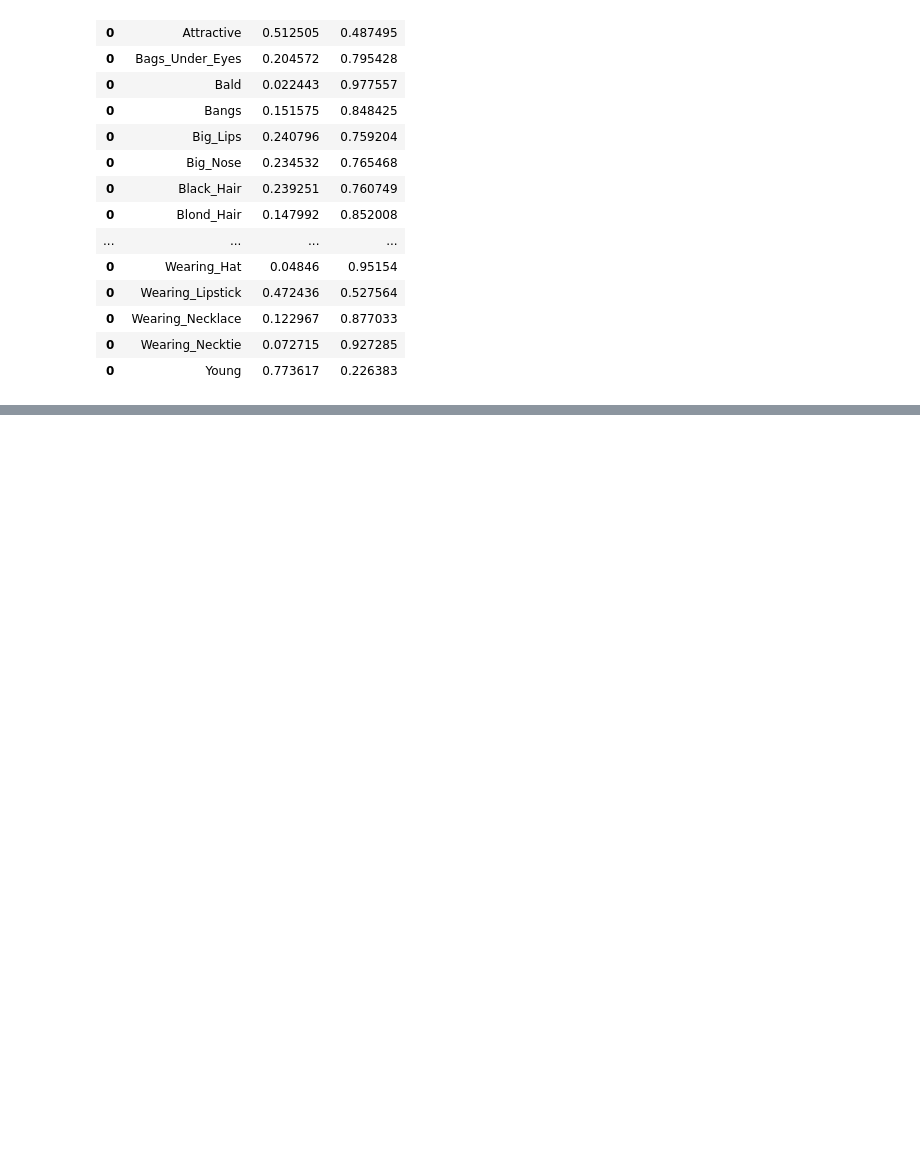
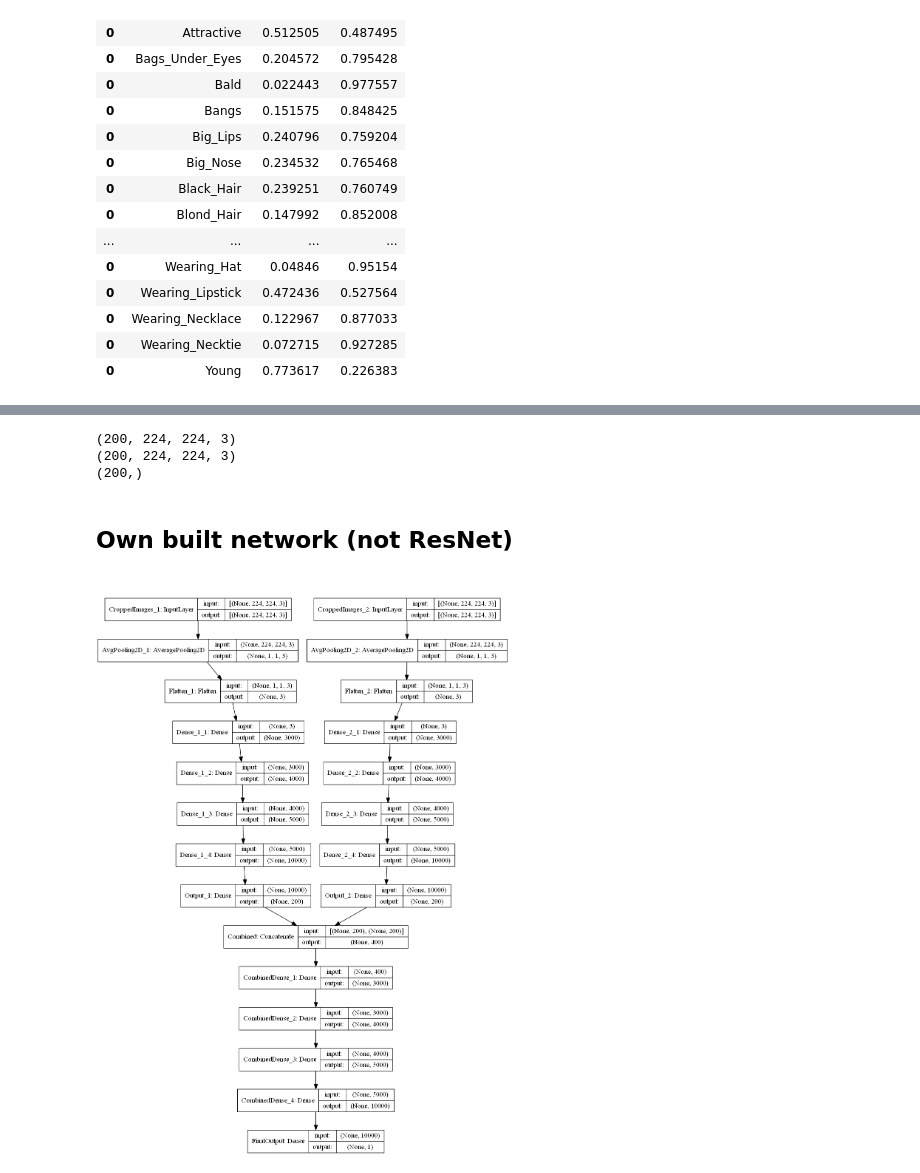
Before and after one commit to danielmalinovsky/python_facial_recognition, a Jupyter notebook: facial_recognition_v0.2.ipynb, the cells around one changed output, grey strips where cells are left out. Cells and saved outputs as stored; diff of their text form; code cells hidden in the pictures; blank space fills up the shorter version.

```diff
--- a/facial_recognition_v0.2.ipynb
+++ b/facial_recognition_v0.2.ipynb
@@ -329,0 +430,25 @@ balanced_pairs(df_joined, 15, ['Wearing_Necklace', 'Straight_Hair', 'Blond_Hair'
+# %%
+croplist2 = []
+bbox_generated = pd.DataFrame(columns= ['image_id', 'x_1', 'y_1', 'width', 'height', 'x_end', 'y_end'])
+for i,pic in zip(x.index, x['pic_2']):
+    bbox_coordinates = bbox_engine(pic, 'C:/Users/ngnpe/OneDrive/Desktop/Agile_ML_zip/img_celeba.7z/img_celeba_001/') #Dan, please, change
+
+    #Generation of bounding boxes for the pic_1, if the bounding boxes are available.
+    if bbox_coordinates != None:
+        bbox_coordinates['image_id'] = pic
+        bbox_generated = bbox_generated.append(bbox_coordinates, ignore_index = True)
+        startX = bbox_generated[bbox_generated['image_id'] == pic][bbox_col_names['x_start']].values[0]
+        startY = bbox_generated[bbox_generated['image_id'] == pic][bbox_col_names['y_start']].values[0]
+        endX = startX + bbox_generated[bbox_generated['image_id'] == pic][bbox_col_names['width']].values[0]
+        endY = startY + bbox_generated[bbox_generated['image_id'] == pic][bbox_col_names['height']].values[0]
+        img =  cv2.imread('C:/Users/ngnpe/OneDrive/Desktop/Agile_ML_zip/img_celeba.7z/img_celeba_001/' + pic)
+        crop_img = cv2.resize(img[startY:endY, startX:endX], (224, 224))
+        crop_img = convert_to_tensor(crop_img, dtype=float32)
+        croplist2.append(crop_img)
+
+    #If the bounding boxes are not available, input 0 array.
+    else:
+        print(pic,'... no bounding boxes detected')
+        zz = np.zeros(shape = (224, 224, 3))
+        zz = convert_to_tensor(zz, dtype=float32)
+        croplist2.append(zz)
@@ -329,0 +461,26 @@ balanced_pairs(df_joined, 15, ['Wearing_Necklace', 'Straight_Hair', 'Blond_Hair'
+# %%
+#Filtering only those pairs, which have bounding boxes for both pictures.
+inds_to_keep = []
+for i in range(len(croplist1)):
+    if (np.sum(croplist1[i].numpy()) == 0) or (np.sum(croplist2[i].numpy()) == 0):
+        inds_to_keep.append(False)
+    else:
+        inds_to_keep.append(True)
+# %%
+from itertools import compress
+
+#tf.stack -> convert numpy arrays into tensorflow objects.
+croplist1 = stack(np.asarray(list(compress(croplist1, inds_to_keep))))
+croplist2 = stack(np.asarray(list(compress(croplist2, inds_to_keep))))
+labels = x.loc[inds_to_keep,'label'].values
+labels = stack(labels)
+# %%
+print(croplist1.shape)
+print(croplist2.shape)
+print(labels.shape)
+# %% [output]
+(200, 224, 224, 3)
+(200, 224, 224, 3)
+(200,)
+# %% [markdown]
+<h2>Own built network (not ResNet)<h2>
@@ -329,0 +549,4 @@ balanced_pairs(df_joined, 15, ['Wearing_Necklace', 'Straight_Hair', 'Blond_Hair'
+# %%
+plot_model(comb_model, show_shapes=True)
+# %% [output]
+[figure, added]
```
Also changed, not shown: parts of 26 cells of this notebook.
